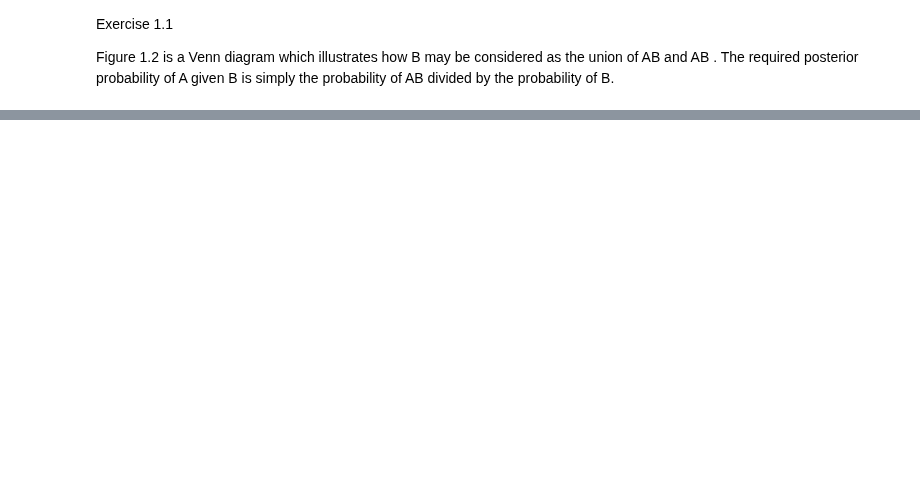
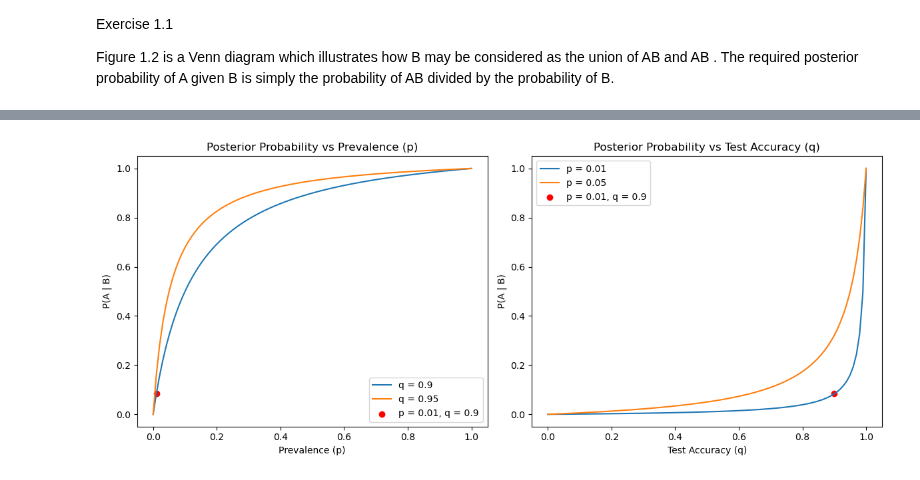
Before and after one commit to rocky115/DeepMythomatics, a Jupyter notebook: Sampling/Chapter-1/Saauntibaa_Saalo-1.ipynb, the cells around one changed output, grey strips where cells are left out. Cells and saved outputs as stored; diff of their text form; code cells hidden in the pictures; blank space fills up the shorter version.

```diff
--- a/Sampling/Chapter-1/Saauntibaa_Saalo-1.ipynb
+++ b/Sampling/Chapter-1/Saauntibaa_Saalo-1.ipynb
@@ -274,3 +273,46 @@ This formula allows you to compute the posterior probability of a person having
 
 Figure 1.3 Posterior probability of disease as functions of p
 and q
+# %%
+import numpy as np
+import matplotlib.pyplot as plt
+
+# Define the function for posterior probability P(A | B)
+def posterior_probability(p, q):
+    return (p * q) / (p * q + (1 - p) * (1 - q))
+
+# Prevalence values (for subplot a)
+p_values = np.linspace(0, 1, 100)
+q_fixed_1 = 0.9
+q_fixed_2 = 0.95
+
+# Accuracy values (for subplot b)
+q_values = np.linspace(0, 1, 100)
+p_fixed_1 = 0.01
+p_fixed_2 = 0.05
+
+# Create the figure and subplots
+fig, ax = plt.subplots(1, 2, figsize=(12, 5))
+
+# Subplot (a): P(A | B) as a function of p with fixed q
+ax[0].plot(p_values, posterior_probability(p_values, q_fixed_1), label='q = 0.9')
+ax[0].plot(p_values, posterior_probability(p_values, q_fixed_2), label='q = 0.95')
+ax[0].scatter(0.01, posterior_probability(0.01, 0.9), color='red', label='p = 0.01, q = 0.9')
+ax[0].set_title('Posterior Probability vs Prevalence (p)')
+ax[0].set_xlabel('Prevalence (p)')
+ax[0].set_ylabel('P(A | B)')
+ax[0].legend()
+
+# Subplot (b): P(A | B) as a function of q with fixed p
+ax[1].plot(q_values, posterior_probability(p_fixed_1, q_values), label='p = 0.01')
+ax[1].plot(q_values, posterior_probability(p_fixed_2, q_values), label='p = 0.05')
+ax[1].scatter(0.9, posterior_probability(0.01, 0.9), color='red', label='p = 0.01, q = 0.9')
+ax[1].set_title('Posterior Probability vs Test Accuracy (q)')
+ax[1].set_xlabel('Test Accuracy (q)')
+ax[1].set_ylabel('P(A | B)')
+ax[1].legend()
+
+plt.tight_layout()
+plt.show()
+# %% [output]
+[figure, added]
```
Also changed, not shown: parts of 1 cell of this notebook.
